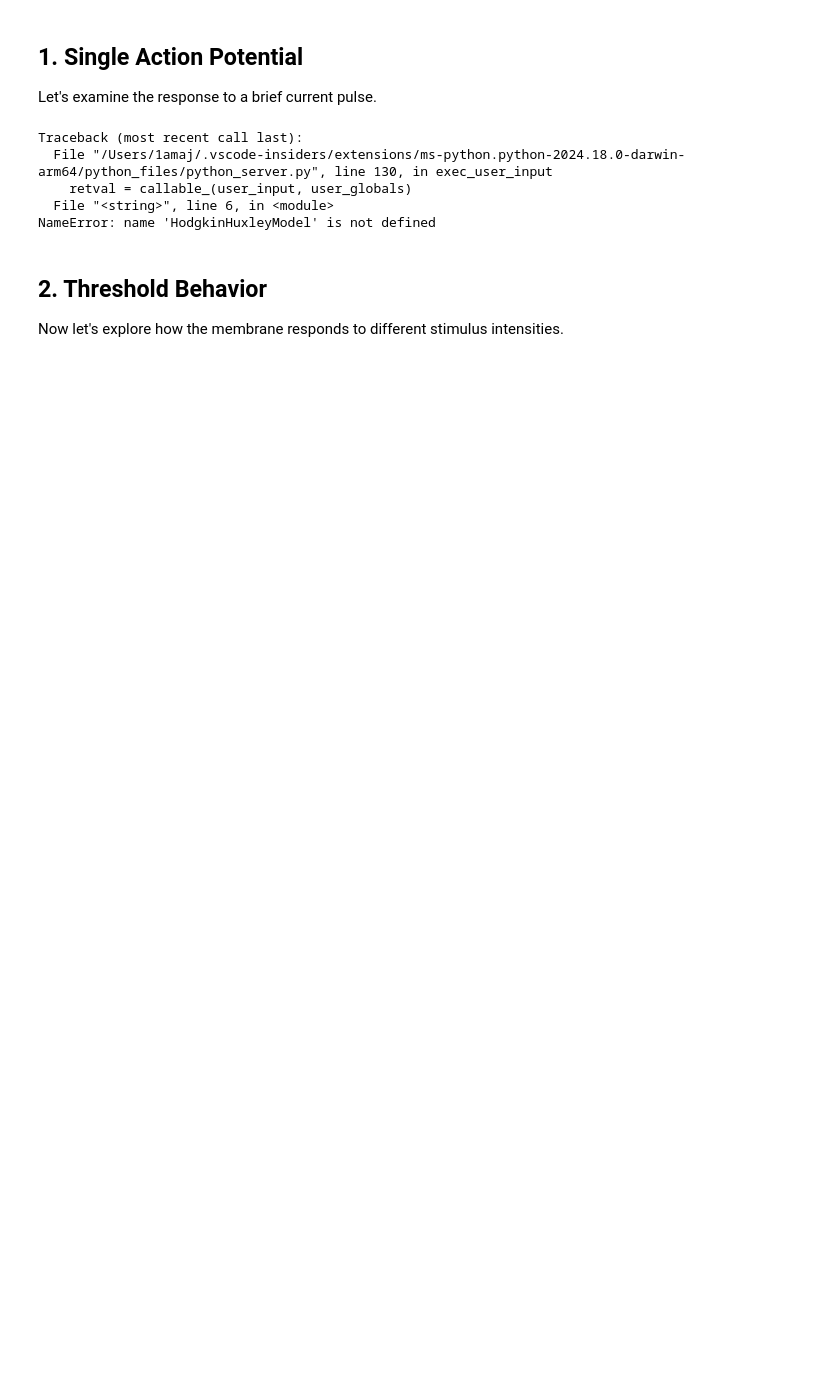
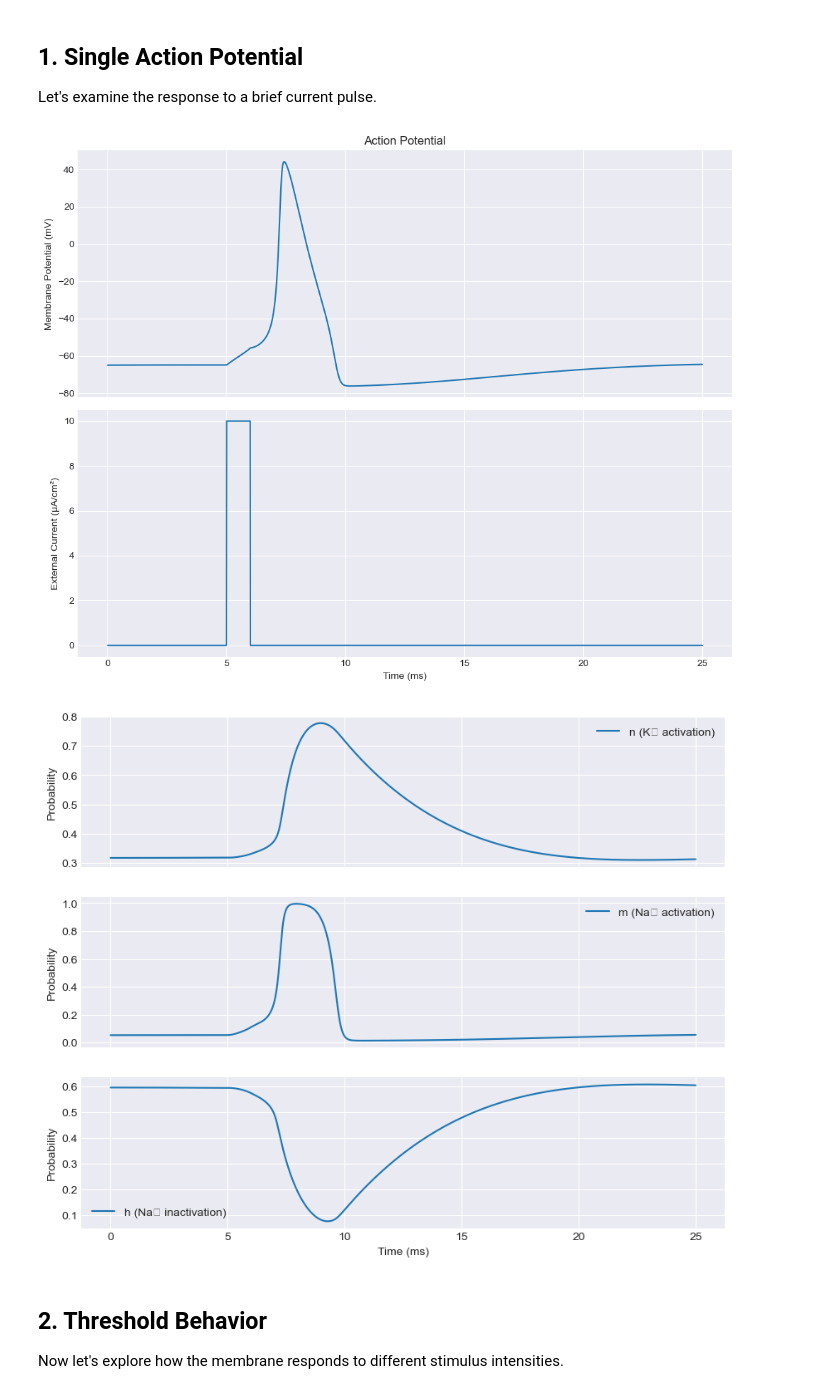
Before and after one commit to ajfranck/hodgkin-huxley, a Jupyter notebook: notebooks/membrane_dynamics.ipynb, the cells around one changed output. Saved outputs shown, nothing was run; the diff lists cells and outputs as text; code cells hidden in the pictures; blank space fills up the shorter version.

```diff
--- a/notebooks/membrane_dynamics.ipynb
+++ b/notebooks/membrane_dynamics.ipynb
@@ -29,30 +21,27 @@ Let's examine the response to a brief current pulse.
 # %%
 def pulse_current(t, amplitude=10, start=5, duration=1):
     """Generate a current pulse."""
     return amplitude if start <= t < (start + duration) else 0
 
 # Create model instance
 model = HodgkinHuxleyModel()
 
 # Simulate with pulse current
 t_span = [0, 25]  # 25ms simulation
-t, V, n, m, h = model.simulate(t_span, lambda t: pulse_current(t))
+t, V, n, m, h = model.simulate(t_span, I_ext_func=lambda t: pulse_current(t))
 
 # Create current array for plotting
 I_ext = np.array([pulse_current(t_i) for t_i in t])
 
 # Plot results
 fig1 = plot_membrane_potential(t, V, "Action Potential", I_ext)
 plt.show()
 
 fig2 = plot_gate_variables(t, n, m, h)
 plt.show()
 # %% [output]
-Traceback (most recent call last):
-  File "/Users/1amaj/.vscode-insiders/extensions/ms-python.python-2024.18.0-darwin-arm64/python_files/python_server.py", line 130, in exec_user_input
-    retval = callable_(user_input, user_globals)
-  File "<string>", line 6, in <module>
-NameError: name 'HodgkinHuxleyModel' is not defined
+[figure, added]
+[figure, added]
 # %% [markdown]
 ## 2. Threshold Behavior
 
```
Also changed, not shown: parts of 2 cells of this notebook, 1 other file.
